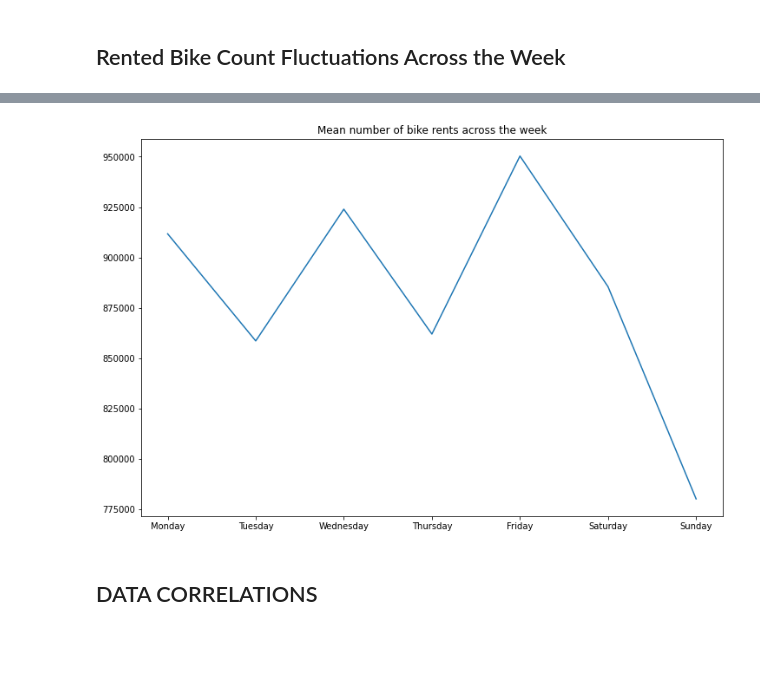
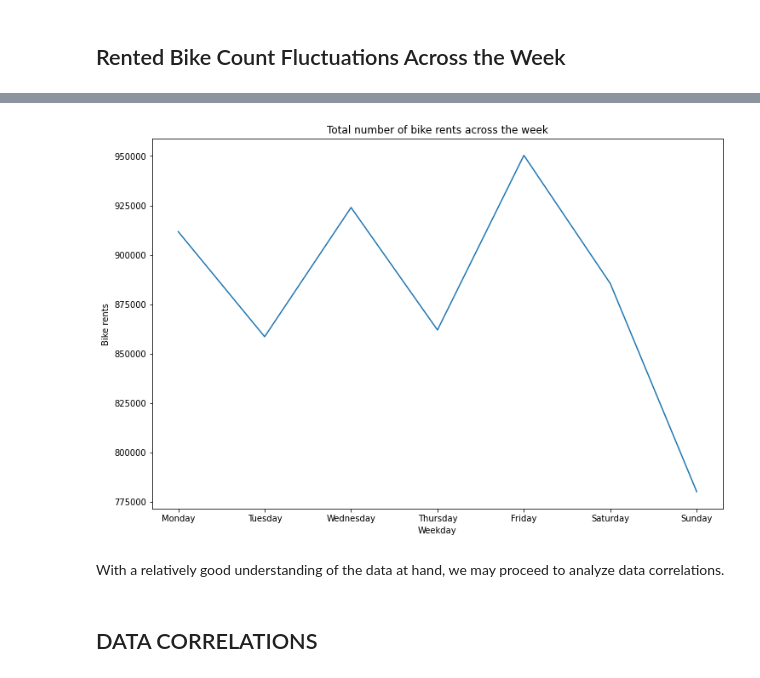
Before and after one commit to R0go/Bikes, a Jupyter notebook: Bikes_project.ipynb, the cells around one changed output, grey strips where cells are left out. Saved outputs shown, nothing was run; the diff lists cells and outputs as text; code cells hidden in the pictures; blank space fills up the shorter version.

```diff
--- a/Bikes_project.ipynb
+++ b/Bikes_project.ipynb
@@ -92,12 +104,13 @@ Since both Holiday and Functioning Day features include only 2 unique values eac
 bikes_df['Date'] = pd.to_datetime(bikes_df['Date'], format="%d/%m/%Y")
 
 #changing Holiday feature into Boolean
-bikes_df["Holiday"]= bikes_df["Holiday"].map({"No": 0,"Yes":1})
+bikes_df["Holiday"]= bikes_df["Holiday"].map({'No Holiday': 0,'Holiday':1})
 
 #changing Functioning Day feature into Boolean
 bikes_df["Functioning Day"]= bikes_df["Functioning Day"].map({"No": 0,"Yes":1})
 
-bikes_df.rename(inplace=True, columns={'Rented Bike Count':'RentedBikeCount', 'Wind speed (m/s)':'WindSpeed(m/s)','Visibility (10m)':'Visibility(10m)','Solar Radiation (MJ/m2)':'SolarRadiation(MJ/m2)','Snowfall (cm)':'Snowfall(cm)'})
+#removing spacing in column names
+bikes_df.rename(inplace=True, columns={'Rented Bike Count':'RentedBikeCount', 'Dew point temperature(C)':'DewPointTemperature(C)','Wind speed (m/s)':'WindSpeed(m/s)','Visibility (10m)':'Visibility(10m)','Solar Radiation (MJ/m2)':'SolarRadiation(MJ/m2)','Snowfall (cm)':'Snowfall(cm)'})
 
 #checking the data types after changes
 print(bikes_df.info())
@@ -308,14 +291,18 @@ bikes_df.head()
 # %%
+#grouping the data based on weekdays
 rent_weekday_group = bikes_df[['WeekDayEncoding','RentedBikeCount']].groupby(['WeekDayEncoding'], sort=True).sum().reset_index()
+
 plt.figure(figsize=(12,8))
 plt.plot(rent_weekday_group['WeekDayEncoding'], rent_weekday_group['RentedBikeCount'])
-
 plt.xticks(range(1,8), labels=mapping_dictDay)
-plt.title('Mean number of bike rents across the week')
-
+plt.xlabel('Weekday')
+plt.ylabel('Bike rents')
+plt.title('Total number of bike rents across the week')
 plt.show()
 # %% [output]
-[figure, old version]
+[figure, new version]
+# %% [markdown]
+With a relatively good understanding of the data at hand, we may proceed to analyze data correlations.
 # %% [markdown]
 ## DATA CORRELATIONS
 # %% [markdown]
```
Also changed, not shown: parts of 63 cells of this notebook.
